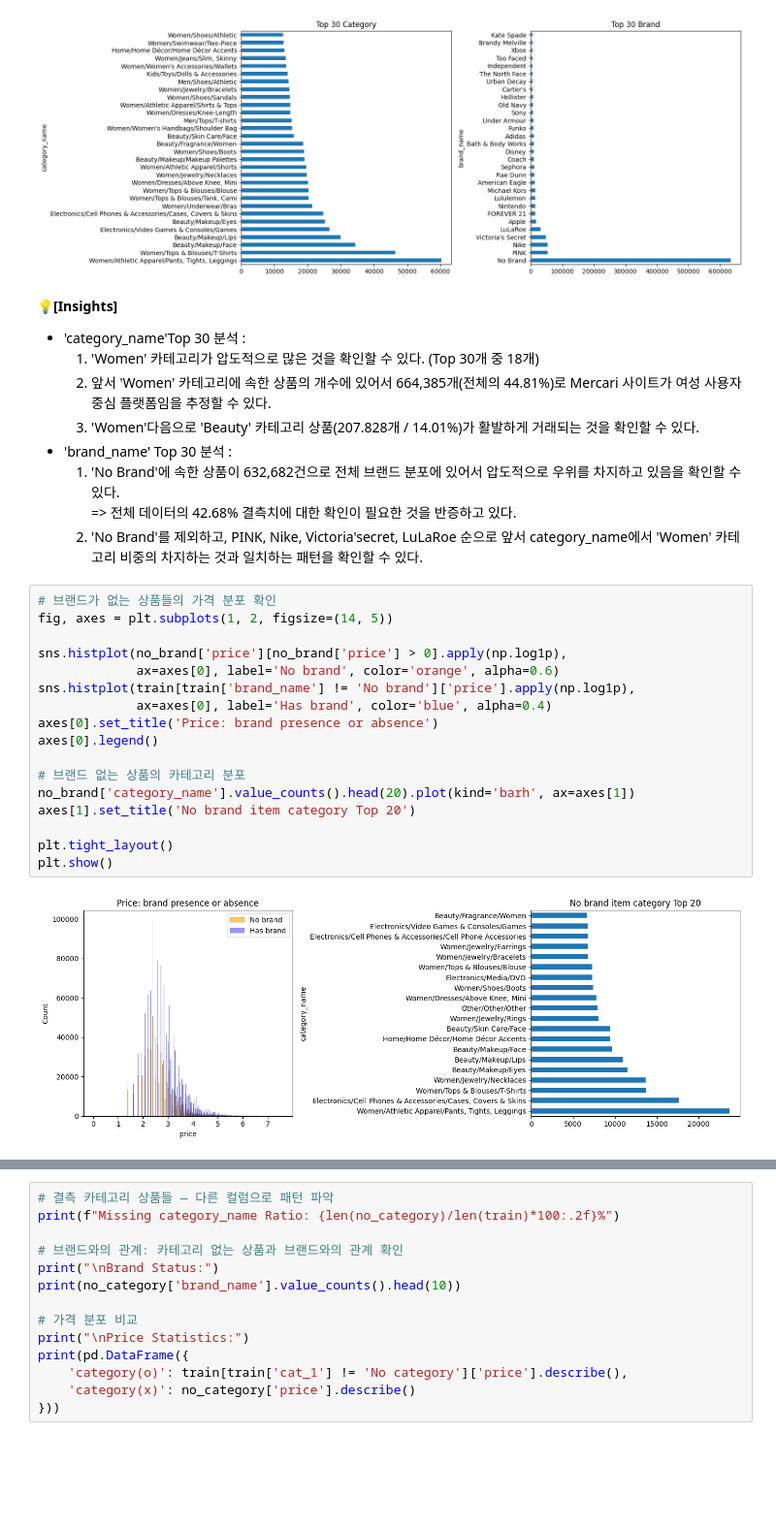
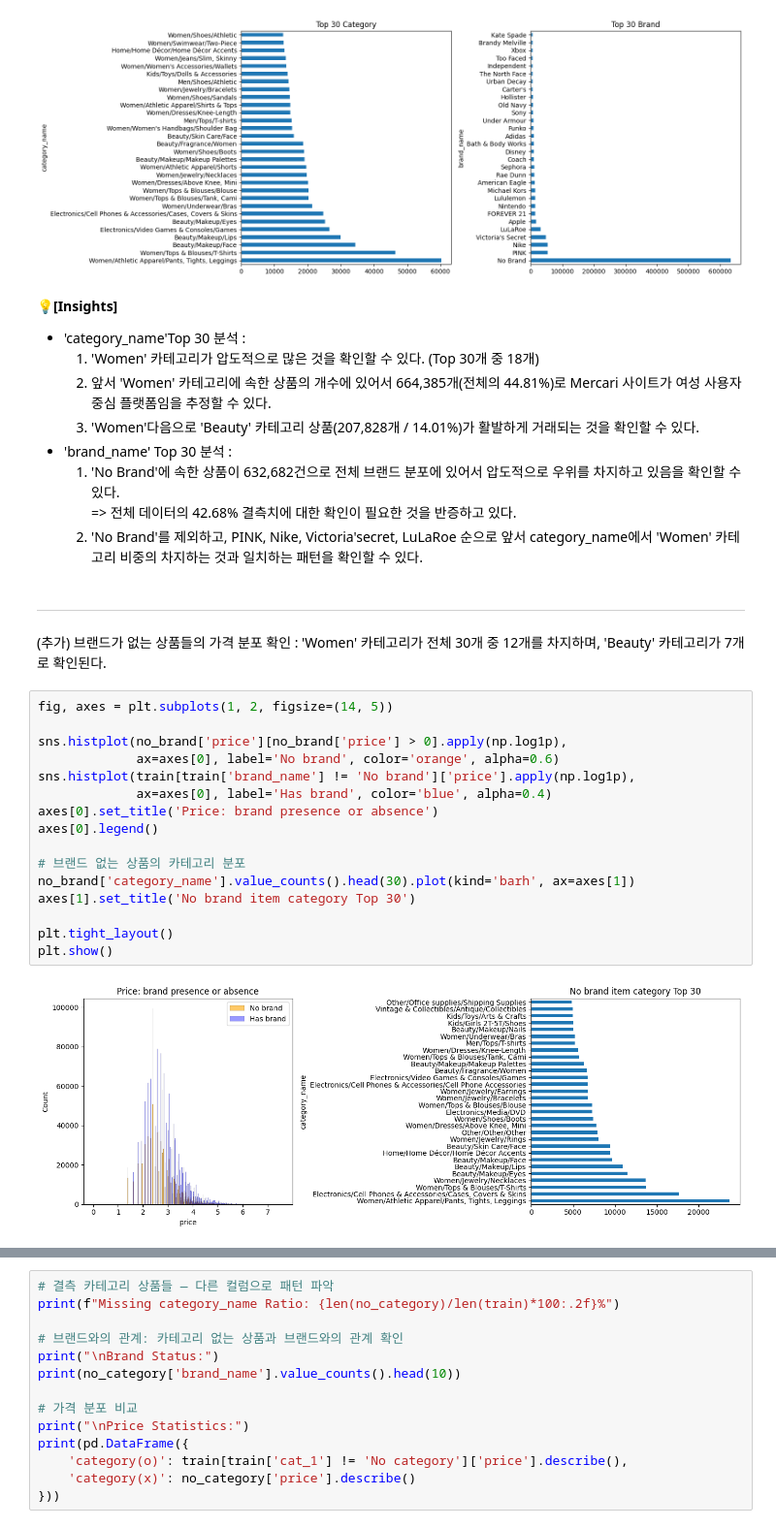
Before and after one commit to hoongg7755/404, a Jupyter notebook: dataton_project_train_v4.ipynb, the cells around one changed output, grey strips where cells are left out. Shown at 97% size. Drawn from its saved outputs; the diff is of its cells as text; blank space fills up the shorter version.

Commit message:
Add files via upload
EDA 완료 - 'Women', 'Beauty' 카테고리 중심으로

```diff
--- a/dataton_project_train_v4.ipynb
+++ b/dataton_project_train_v4.ipynb
@@ -591,28 +623,30 @@ plt.show()
 - 'category_name'Top 30 분석 :
     1. 'Women' 카테고리가 압도적으로 많은 것을 확인할 수 있다. (Top 30개 중 18개)
     2. 앞서 'Women' 카테고리에 속한 상품의 개수에 있어서 664,385개(전체의 44.81%)로 Mercari 사이트가 여성 사용자 중심 플랫폼임을 추정할 수 있다.
-    3. 'Women'다음으로 'Beauty' 카테고리 상품(207.828개 / 14.01%)가 활발하게 거래되는 것을 확인할 수 있다.
+    3. 'Women'다음으로 'Beauty' 카테고리 상품(207,828개 / 14.01%)가 활발하게 거래되는 것을 확인할 수 있다.
 - 'brand_name' Top 30 분석 :
     1. 'No Brand'에 속한 상품이 632,682건으로 전체 브랜드 분포에 있어서 압도적으로 우위를 차지하고 있음을 확인할 수 있다.
     => 전체 데이터의 42.68% 결측치에 대한 확인이 필요한 것을 반증하고 있다.
     2. 'No Brand'를 제외하고, PINK, Nike, Victoria'secret, LuLaRoe 순으로 앞서 category_name에서 'Women' 카테고리 비중의 차지하는 것과 일치하는 패턴을 확인할 수 있다.
-# %%
-# 브랜드가 없는 상품들의 가격 분포 확인
-fig, axes = plt.subplots(1, 2, figsize=(14, 5))
-
-sns.histplot(no_brand['price'][no_brand['price'] > 0].apply(np.log1p),
-             ax=axes[0], label='No brand', color='orange', alpha=0.6)
-sns.histplot(train[train['brand_name'] != 'No brand']['price'].apply(np.log1p),
-             ax=axes[0], label='Has brand', color='blue', alpha=0.4)
-axes[0].set_title('Price: brand presence or absence')
-axes[0].legend()
-
-# 브랜드 없는 상품의 카테고리 분포
-no_brand['category_name'].value_counts().head(20).plot(kind='barh', ax=axes[1])
-axes[1].set_title('No brand item category Top 20')
-
-plt.tight_layout()
-plt.show()
-# %% [output]
-[figure, removed]
+# %% [markdown]
+---
+(추가) 브랜드가 없는 상품들의 가격 분포 확인 : 'Women' 카테고리가 전체 30개 중 12개를 차지하며, 'Beauty' 카테고리가 7개로 확인된다.
+# %%
+fig, axes = plt.subplots(1, 2, figsize=(14, 5))
+
+sns.histplot(no_brand['price'][no_brand['price'] > 0].apply(np.log1p),
+             ax=axes[0], label='No brand', color='orange', alpha=0.6)
+sns.histplot(train[train['brand_name'] != 'No brand']['price'].apply(np.log1p),
+             ax=axes[0], label='Has brand', color='blue', alpha=0.4)
+axes[0].set_title('Price: brand presence or absence')
+axes[0].legend()
+
+# 브랜드 없는 상품의 카테고리 분포
+no_brand['category_name'].value_counts().head(30).plot(kind='barh', ax=axes[1])
+axes[1].set_title('No brand item category Top 30')
+
+plt.tight_layout()
+plt.show()
+# %% [output]
+[figure, added]
 # %% [markdown]
```
Also changed, not shown: parts of 65 cells of this notebook.
